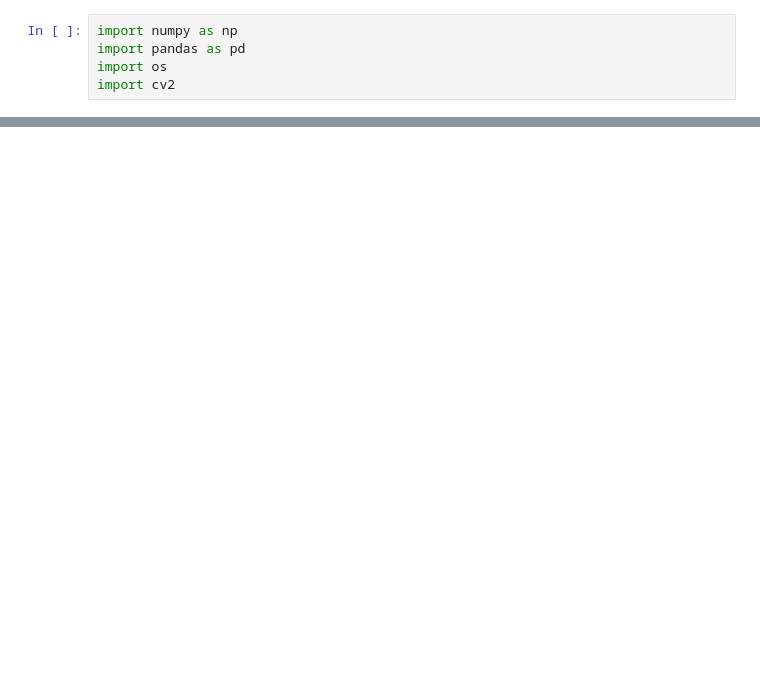
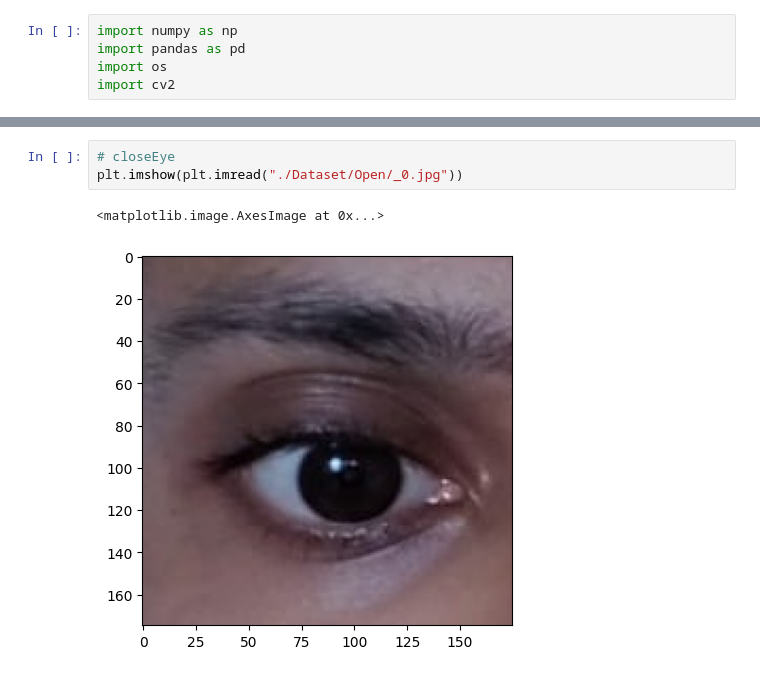
Before and after one commit to suraj7974/driver_drowsiness_detection, a Jupyter notebook: training.ipynb, the cells around one changed output, grey strips where cells are left out. Drawn from its saved outputs; the diff is of its cells as text; blank space fills up the shorter version.

Commit message:
fixed image rendering issues

```diff
--- a/training.ipynb
+++ b/training.ipynb
@@ -24,2 +18,8 @@ plt.show()
+# %%
+# closeEye
+plt.imshow(plt.imread("./Dataset/Open/_0.jpg"))
+# %% [output]
+<matplotlib.image.AxesImage at 0x...>
+[figure, added]
 # %%
 a = plt.imread("./Dataset/yawn/2.jpg")
```
Also changed, not shown: parts of 12 cells of this notebook, 1 other file.
